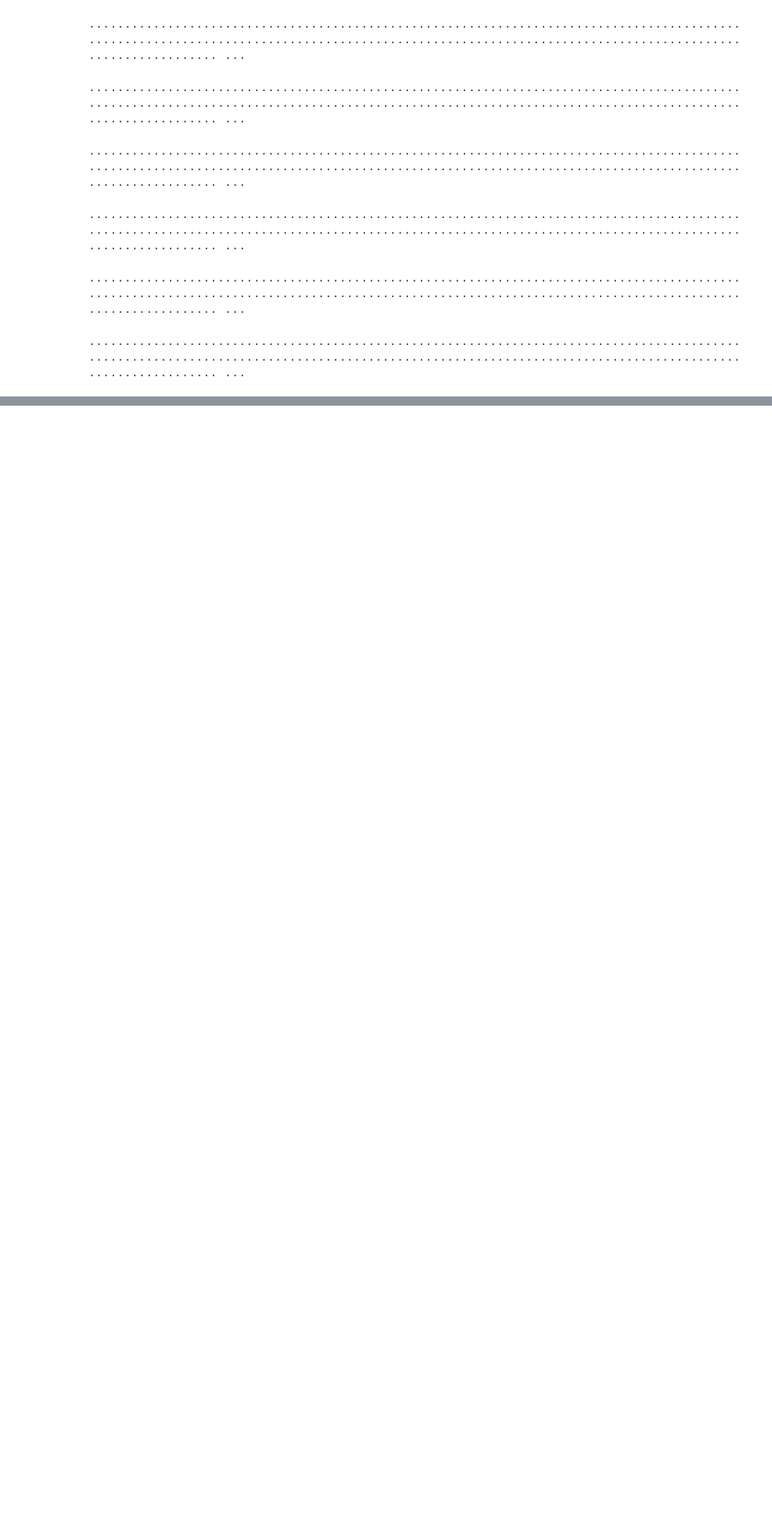
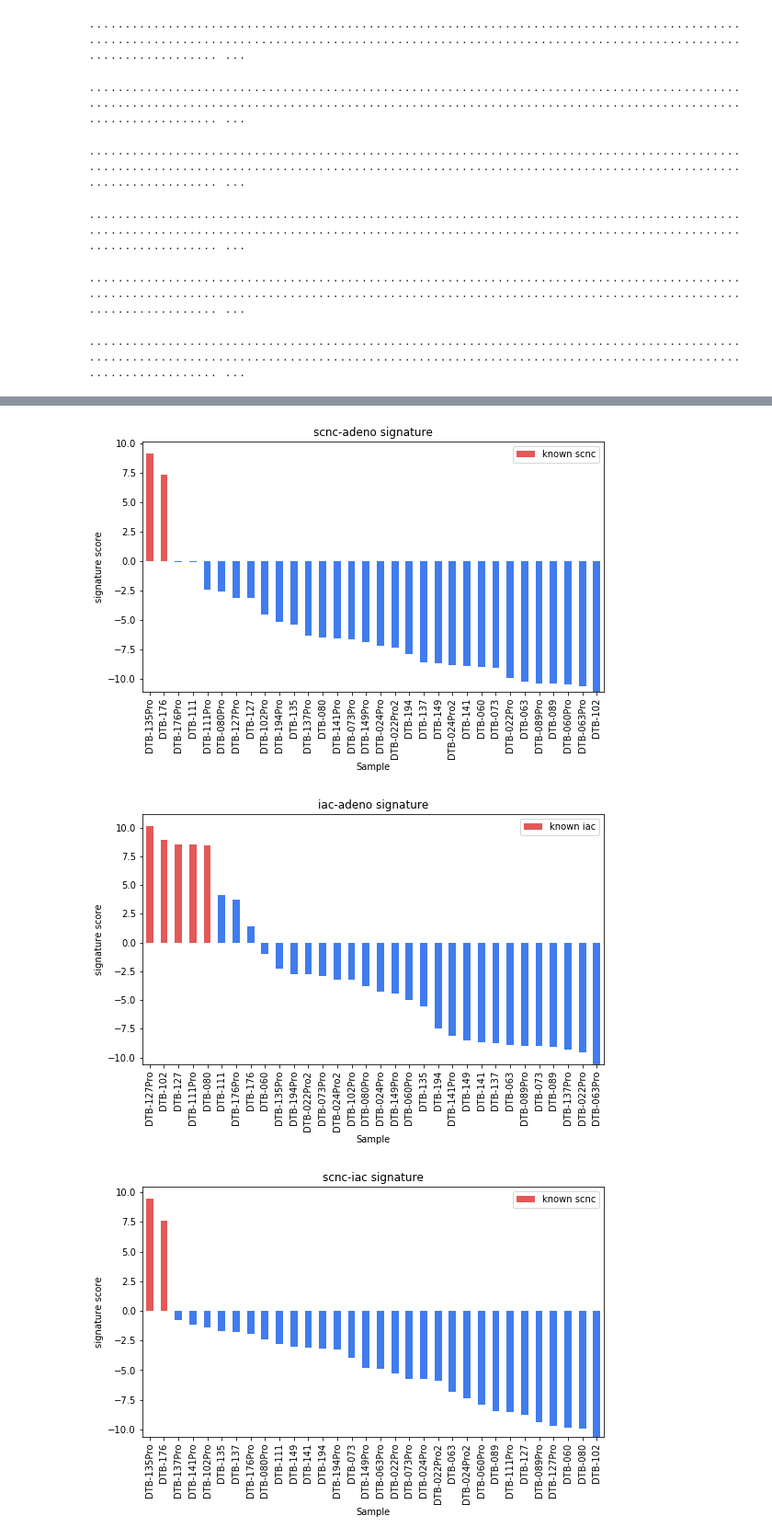
Before and after one commit to MollyZhang/ARsig_python, a Jupyter notebook: NEPCsig.ipynb, the cells around one changed output, grey strips where cells are left out. Shown at 92% size. Cells and saved outputs as stored; diff of their text form; code cells hidden in the pictures; blank space fills up the shorter version.

Commit message:
apply NEPC signature to WCDT samples

```diff
--- a/NEPCsig.ipynb
+++ b/NEPCsig.ipynb
@@ -78,7 +86,7 @@ for comparison in ["scnc-v-adeno", "iac-v-adeno"]:
     group0 = comparison.split("-")[-1]
     group1 = comparison.split("-")[0]
     X, y = data_prep(group0=[group0], group1=[group1])
-    python_sig = calc_signature(X, y)
+    python_sig = calc_signature(X, y, "python")
 
     # get gene overlap between artem signature and python signature
     artem_file = "data/NEPC/{0}-20k-sig.rnk".format(comparison)
@@ -127,0 +149,16 @@ print(helper.leave_pair_out_cv(X, y, linear_model.LogisticRegression()))
+# %%
+# apply NEPC signatures to known samples
+all_sigs = pd.read_pickle("./NEPC_sigs.pkl")
+# %%
+# combine NEPC label with WCDT pre/post enza time point
+def get_label(sample):
+    try:
+        return df_y.loc[sample].NEPC_label
+    except KeyError:
+        return np.nan
+    except:
+        raise
+
+df_y = extract_label(df_clinical)
+df_sample_pairs["NEPC_label"] = list(map(get_label, df_sample_pairs.index))
+print(df_sample_pairs)
@@ -127,0 +185,11 @@ print(helper.leave_pair_out_cv(X, y, linear_model.LogisticRegression()))
+# %%
+df_WCDT_enza = df_mRNA.set_index("gene_id").T.loc[list(df_sample_pairs.index)]
+
+assert(list(df_WCDT_enza.columns) == list(all_sigs.index))
+assert(list(df_WCDT_enza.index) == list(df_sample_pairs.index))
+all_sig_scores = pd.DataFrame(data=np.matmul(df_WCDT_enza.as_matrix(), all_sigs.as_matrix()),
+                              index=df_WCDT_enza.index,
+                              columns=all_sigs.columns)
+
+df_combined = pd.concat([all_sig_scores, df_sample_pairs], axis=1)
+df_combined
@@ -127,0 +215,16 @@ print(helper.leave_pair_out_cv(X, y, linear_model.LogisticRegression()))
+# %%
+for sig in all_sigs.columns:
+    plt.figure(sig, figsize=(9,5))
+    group1 = sig.split("-")[0]
+    this_sig = df_combined.sort_values(by=sig, ascending=False)
+    highlight = list(this_sig[this_sig["NEPC_label"] == group1].index)
+    rest = list(this_sig[this_sig["NEPC_label"] != group1].index)
+    colors = dict(zip(highlight + rest, ["#E35957"] * len(highlight) + ["#407CED"] * len(rest)))
+    this_sig[sig].plot.bar(color=[colors[i] for i in this_sig.index])
+    plt.title(sig + " signature")
+    plt.ylabel("signature score")
+    plt.legend(["known " + group1])
+# %% [output]
+[figure, added]
+[figure, added]
+[figure, added]
```
Also changed, not shown: parts of 12 cells of this notebook, 1 other file.
